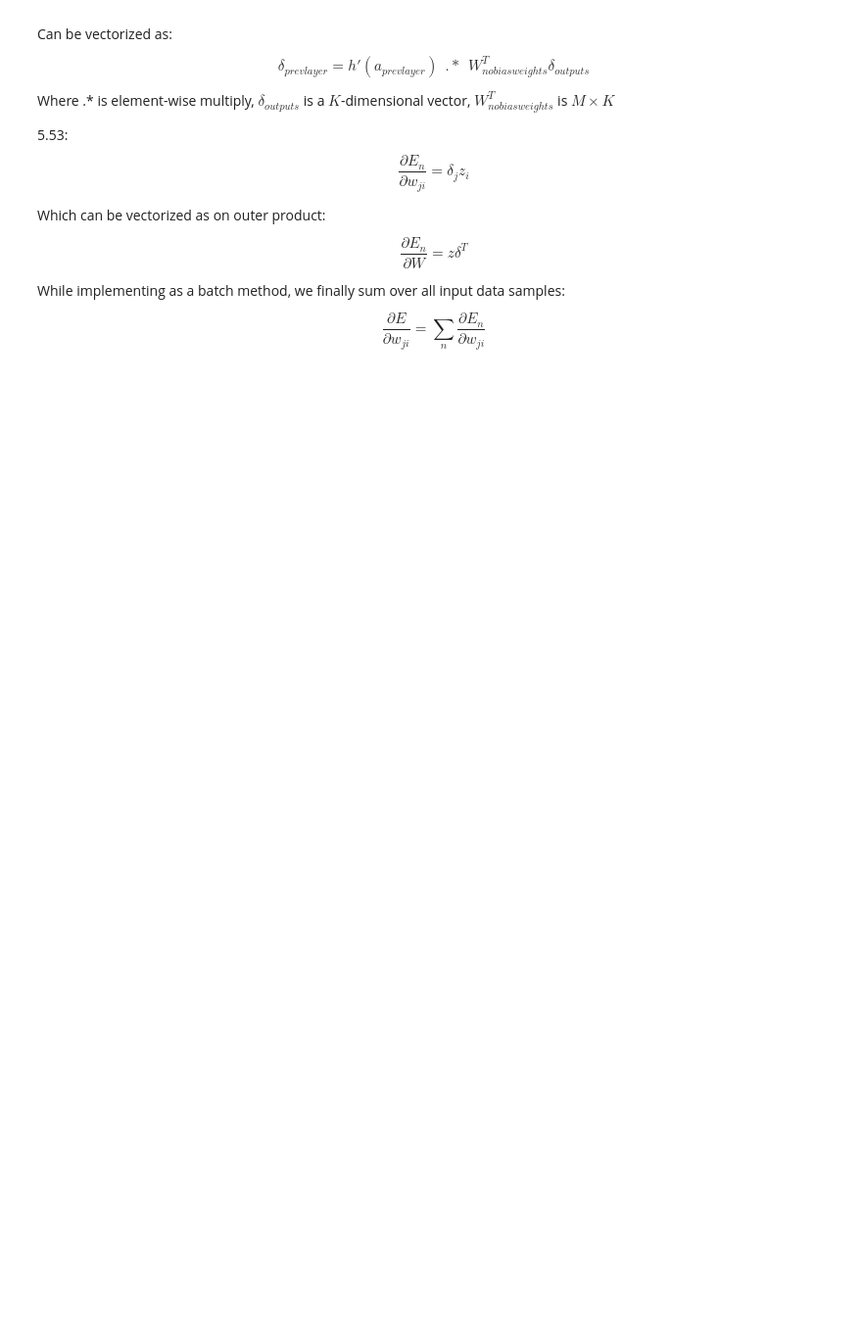
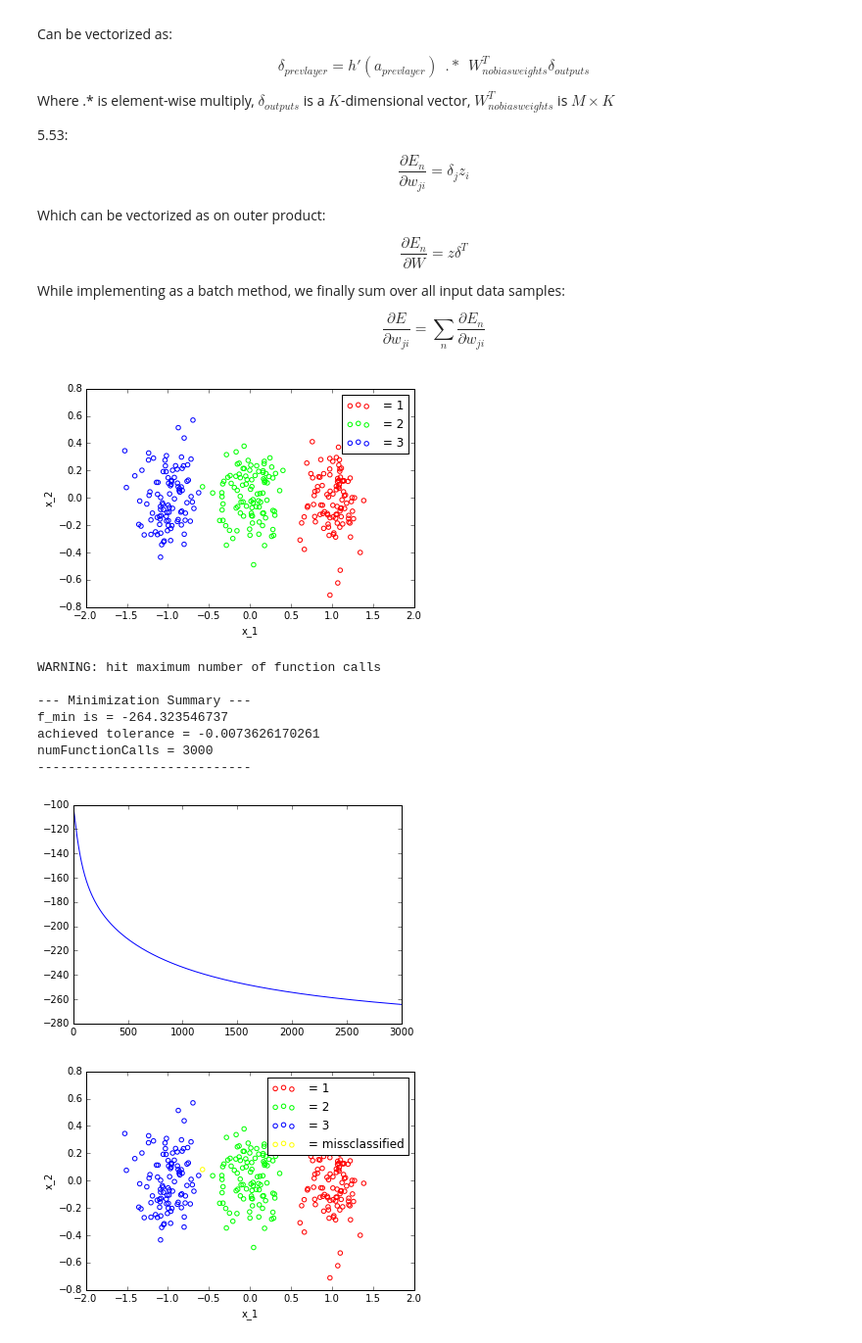
Before and after one commit to peteflorence/Machine-Learning-6.867-homework, a Jupyter notebook: hw3/prob_2_firstpart.ipynb, the cells around one changed output. Shown at 98% size. Cells and saved outputs as stored; diff of their text form; code cells hidden in the pictures; blank space fills up the shorter version.

Commit message:
added train method

```diff
--- a/hw3/prob_2_firstpart.ipynb
+++ b/hw3/prob_2_firstpart.ipynb
@@ -201,3 +198,27 @@ While implementing as a batch method, we finally sum over all input data samples
 
 
 $$ \frac{\partial E}{\partial w_{ji}} = \sum_{n} \frac{\partial E_n}{\partial w_{ji}}$$
+# %%
+filename = "toy_multiclass_1"
+nn = NeuralNet.fromMAT(filename, type="train", lam=0)
+nn.plotData()
+
+gd = nn.constructGradDescentObject()
+
+w_initial = [np.random.random_sample(np.shape(nn.W1)), np.random.random_sample(np.shape(nn.W2))]
+w_min, f_min, _, _ = gd.computeMin(w_initial, maxFunctionCalls=3000, storeIterValues=True)
+
+gd.plotIterValues()
+
+nn.plotNN(w_min)
+# %% [output]
+[figure, added]
+WARNING: hit maximum number of function calls
+
+--- Minimization Summary ---
+f_min is = -264.323546737
+achieved tolerance = -0.0073626170261
+numFunctionCalls = 3000
+----------------------------
+[figure, added]
+[figure, added]
```
Also changed, not shown: parts of 2 cells of this notebook, 2 other files.
